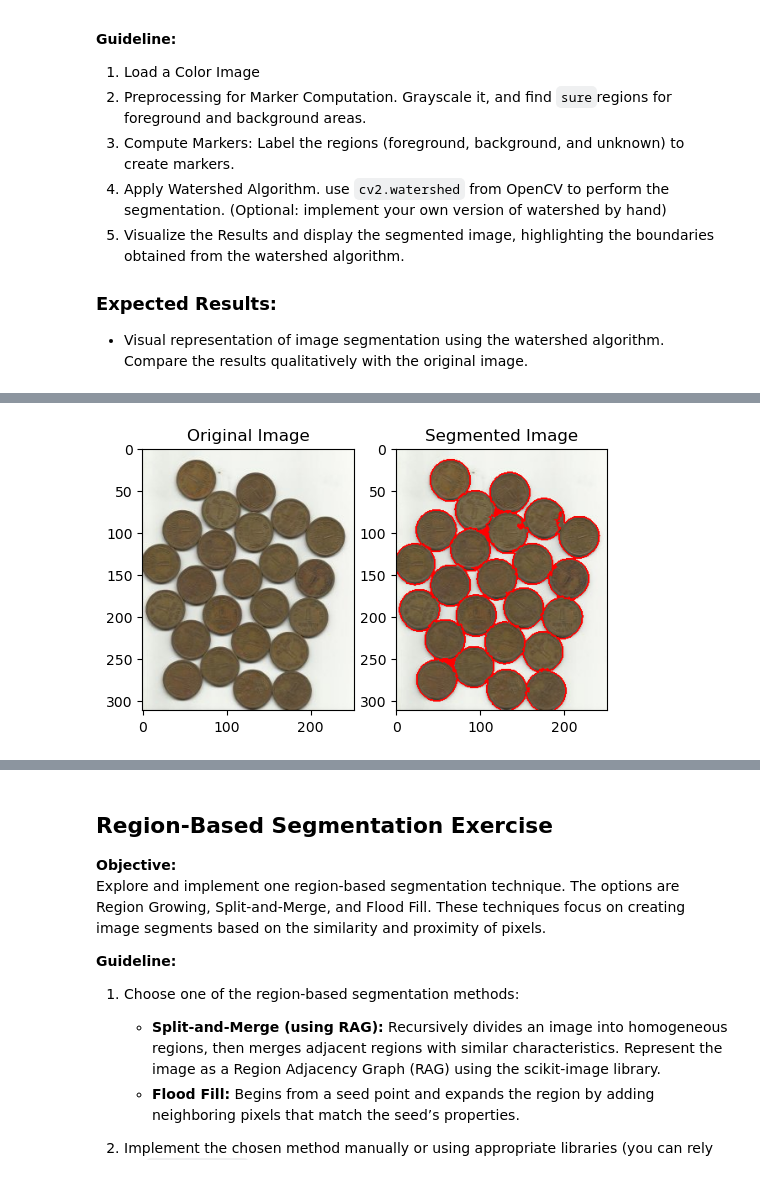
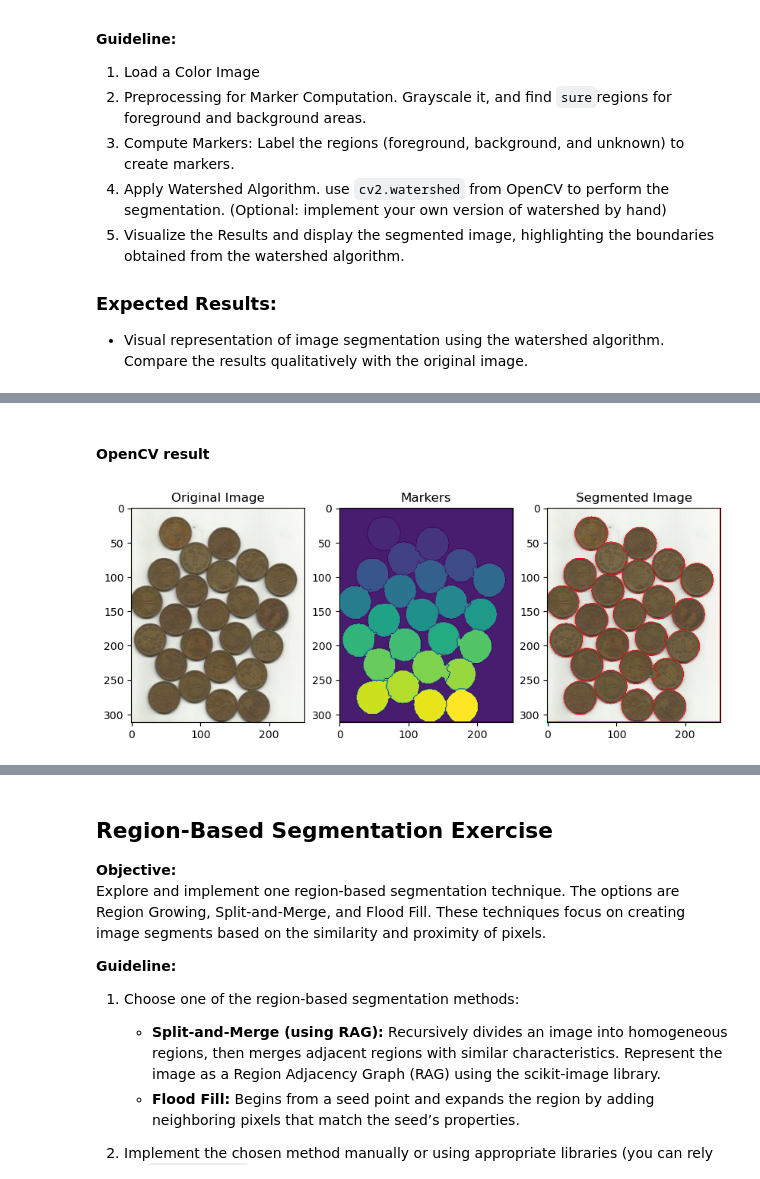
Before and after one commit to Pikurrot/cv-problems-uab, a Jupyter notebook: Lab 3/Practicum_Fondations_CV_Lab3.ipynb, the cells around one changed output, grey strips where cells are left out. Cells and saved outputs as stored; diff of their text form; code cells hidden in the pictures.

Commit message:
Visualize markers

```diff
--- a/Lab 3/Practicum_Fondations_CV_Lab3.ipynb
+++ b/Lab 3/Practicum_Fondations_CV_Lab3.ipynb
@@ -639,7 +639,7 @@ def compute_markers(foreground: np.ndarray, background: np.ndarray) -> np.ndarra
 
 def apply_watershed(image: np.ndarray,
 					markers: np.ndarray,
-					manual: bool = False) -> np.ndarray:
+					manual: bool = False) -> Tuple[np.ndarray, np.ndarray]:
 	"""
 	Apply the watershed algorithm to segment the image.
 
@@ -649,7 +649,7 @@ def apply_watershed(image: np.ndarray,
 	manual (bool, optional): Flag to perform the watershed algorithm manually. Default is False.
 
 	Returns:
-	np.ndarray: The segmented image.
+	Tuple[np.ndarray, np.ndarray]: A tuple containing the segmented image and the markers.
 	"""
 	if manual:
 		# Convert to grayscale and threshold
@@ -695,28 +695,32 @@ def apply_watershed(image: np.ndarray,
 				if segment_map[x, y] == -2:  # Watershed line
 					segmented_image[x, y] = [255, 0, 0]  # Color watershed lines differently (e.g., blue)
 
-		return segmented_image
+		return segmented_image, segment_map
 
 	else:
 		segmented_image = image.copy()
-		markers = cv2.watershed(segmented_image, markers)
-		segmented_image[markers == -1] = [255, 0, 0]
-		return segmented_image
+		markers2 = cv2.watershed(segmented_image, markers.copy())
+		segmented_image[markers2 == -1] = [255, 0, 0]
+		return segmented_image, markers2
 
 
-def visualize_segmentation(original_image: np.ndarray, segmented_image: np.ndarray) -> None:
+def visualize_segmentation(original_image: np.ndarray, markers: np.ndarray, segmented_image: np.ndarray) -> None:
 	"""
-	Visualize the original and segmented images.
+	Visualize the original image, the markers and the segmented.
 
 	Parameters:
 	original_image (np.ndarray): The original color image.
+	markers (np.ndarray): The computed markers.
 	segmented_image (np.ndarray): The segmented image from the watershed algorithm.
 	"""
-	fig, ax = plt.subplots(1, 2, figsize=(6, 10))
+
+	fig, ax = plt.subplots(1, 3, figsize=(10, 15))
 	ax[0].imshow(original_image)
 	ax[0].set_title("Original Image")
-	ax[1].imshow(segmented_image)
-	ax[1].set_title("Segmented Image")
+	ax[1].imshow(markers)
+	ax[1].set_title("Markers")
+	ax[2].imshow(segmented_image)
+	ax[2].set_title("Segmented Image")
 	plt.show()
 
 def watershed_segmentation(image: np.ndarray, manual=False) -> np.ndarray:
@@ -751,4 +749,9 @@ visualize_segmentation(img, segmented_cv2)
-# %%
-visualize_segmentation(img, segmented)
-# %% [output]
-[figure, removed]
+# %% [markdown]
+#### OpenCV result
+# %%
+gray, sure_fg, sure_bg = preprocess_for_markers(img)
+markers = compute_markers(sure_fg, sure_bg)
+segmented_image, markers2 = apply_watershed(img, markers, manual=False)
+visualize_segmentation(img, markers2, segmented_image)
+# %% [output]
+[figure, added]
```
Also changed, not shown: parts of 3 cells of this notebook.
